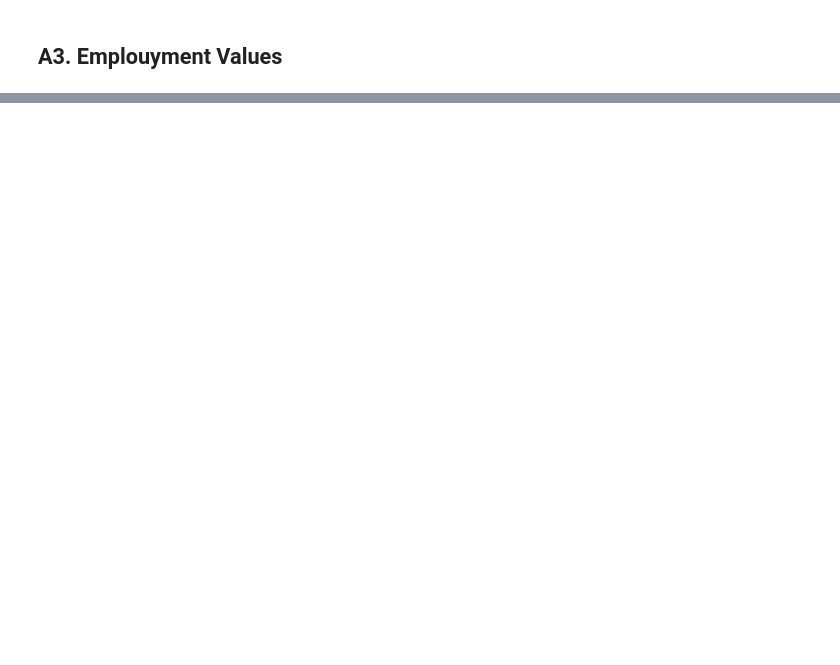
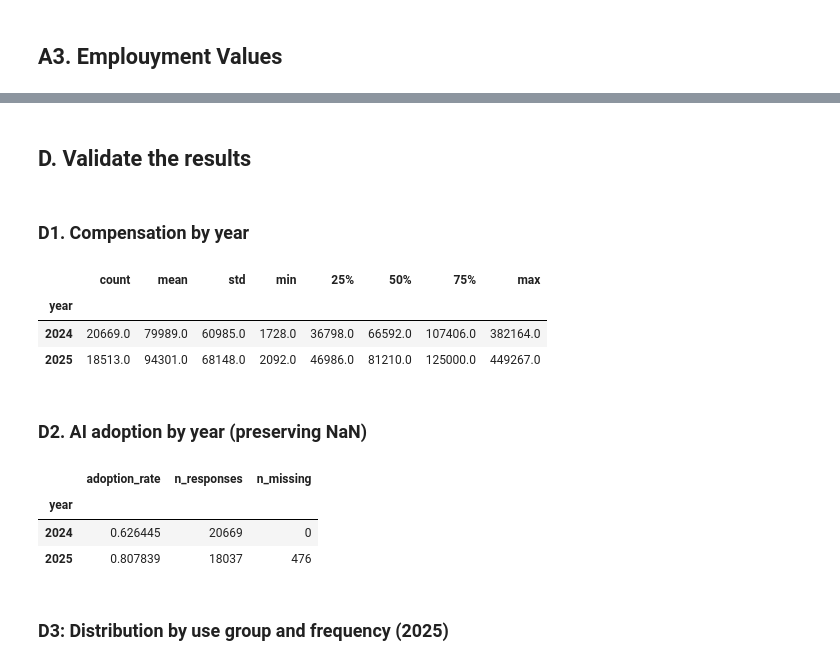
Before and after one commit to RodrigoMF545/Artificial-intelligence-and-the-labor-market, a Jupyter notebook: notebooks/cleaning.ipynb, the cells around one changed output, grey strips where cells are left out. Saved outputs shown, nothing was run; the diff lists cells and outputs as text; code cells hidden in the pictures; blank space fills up the shorter version.

```diff
--- a/notebooks/cleaning.ipynb
+++ b/notebooks/cleaning.ipynb
@@ -78,0 +172,4 @@ display(kept)
+# %%
+df,log = C.build_clean_dataset(frames=frames)
+display(log)
+print(df.shape)
@@ -78,0 +185,22 @@ display(kept)
+# %% [markdown]
+## D. Validate the results
+# %% [markdown]
+### D1. Compensation by year
+# %%
+df.groupby("year")["comp_yearly"].describe().round(0)
+# %% [output]
+|  | count | mean | std | min | 25% | 50% | 75% | max |
+| year |  |  |  |  |  |  |  |  |
+| 2024 | 20669.0 | 79989.0 | 60985.0 | 1728.0 | 36798.0 | 66592.0 | 107406.0 | 382164.0 |
+| 2025 | 18513.0 | 94301.0 | 68148.0 | 2092.0 | 46986.0 | 81210.0 | 125000.0 | 449267.0 |
+# %% [markdown]
+### D2. AI adoption by year (preserving NaN)
+# %%
+df.groupby("year")["uses_ai"].agg(adoption_rate="mean", n_responses ="count", n_missing=lambda s: s.isna().sum())
+# %% [output]
+|  | adoption_rate | n_responses | n_missing |
+| year |  |  |  |
+| 2024 | 0.626445 | 20669 | 0 |
+| 2025 | 0.807839 | 18037 | 476 |
+# %% [markdown]
+### D3: Distribution by use group and frequency (2025)
```
Also changed, not shown: parts of 19 cells of this notebook, 8 other files.
